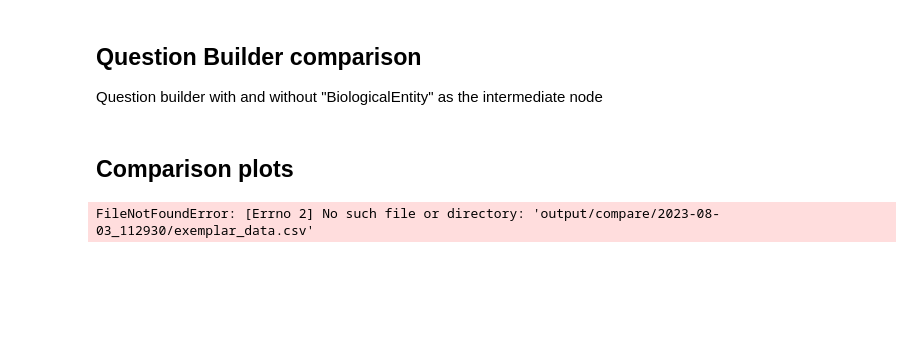
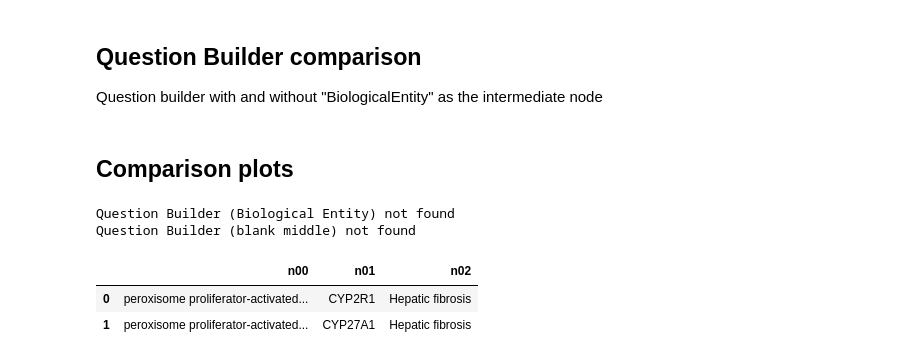
Before and after one commit to RobokopU24/AOP-use-cases, a Jupyter notebook: PPAR_LiverInjury_Compare.ipynb, the cells around one changed output. Cells and saved outputs as stored; diff of their text form; code cells hidden in the pictures; blank space fills up the shorter version.

```diff
--- a/PPAR_LiverInjury_Compare.ipynb
+++ b/PPAR_LiverInjury_Compare.ipynb
@@ -825,13 +969,57 @@ compare_summary_stats_no_ids(results_df_qbuilder_bio_entity,results_df_qbuilder_
 # %%
-results_df_ARA = pd.read_csv(ARA_results_file)
-results_df_TRAPI = pd.read_csv(TRAPI_results_file)
-results_df_Cypher_Automat = pd.read_csv(Cypher_Automat_results_file)
-results_df_Cypher_ROBOKOPKG = pd.read_csv(Cypher_ROBOKOPKG_results_file)
-results_df_exemplar = pd.read_csv(exemplar_results_file)
-results_df_qbuilder_bio_entity = pd.read_csv(qbuilder_bio_entity_results_file)
-results_df_qbuilder_blank = pd.read_csv(qbuilder_blank_results_file)
-results_df_ARA_PPARA_Fibrosis = pd.read_csv(ARA_PPARA_Fibrosis_results_file)
+if Path.exists(Path((ARA_results_file))):
+    results_df_ARA = pd.read_csv(ARA_results_file)
+else:
+    print("ARA not found")
+if Path.exists(Path((TRAPI_results_file))):
+    results_df_TRAPI = pd.read_csv(TRAPI_results_file)
+else:
+    print("TRAPI not found")
+if Path.exists(Path((Cypher_Automat_results_file))):
+    results_df_Cypher_Automat = pd.read_csv(Cypher_Automat_results_file)
+else:
+    print("Cypher (Automat) not found")
+if Path.exists(Path((Cypher_ROBOKOPKG_results_file))):
+    results_df_Cypher_ROBOKOPKG = pd.read_csv(Cypher_ROBOKOPKG_results_file)
+else:
+    print("Cypher (ROBOKOP) not found")
+if Path.exists(Path((Cypher_ROBOKOPKG_single_results_file))):
+    results_df_Cypher_ROBOKOPKG_single = pd.read_csv(Cypher_ROBOKOPKG_single_results_file)
+else:
+    print("Cypher (ROBOKOP - single line) not found")
+if Path.exists(Path((exemplar_results_file))):
+    results_df_exemplar = pd.read_csv(exemplar_results_file)
+else:
+    print("ExEmPLAR not found")
+if Path.exists(Path((qbuilder_bio_entity_results_file))):
+    results_df_qbuilder_bio_entity = pd.read_csv(qbuilder_bio_entity_results_file)
+else:
+    print("Question Builder (Biological Entity) not found")
+if Path.exists(Path((qbuilder_blank_results_file))):
+    results_df_qbuilder_blank = pd.read_csv(qbuilder_blank_results_file)
+else:
+    print("Question Builder (blank middle) not found")
+# if Path.exists(Path((ARA_PPARA_Fibrosis_results_file))):
+#     results_df_ARA_PPARA_Fibrosis = pd.read_csv(ARA_PPARA_Fibrosis_results_file)
 # %% [output]
-FileNotFoundError: [Errno 2] No such file or directory: 'output/compare/2023-08-03_112930/exemplar_data.csv'
+Question Builder (Biological Entity) not found
+Question Builder (blank middle) not found
 # %%
-display(results_df_ARA)
+nodes = ['n00','n01','n02']
+results_df = pd.DataFrame(columns = nodes)
+
+my_list = ['peroxisome proliferator-activated receptor alpha isoform 1 (human)|CYP2R1|Hepatic fibrosis','peroxisome proliferator-activated receptor alpha isoform 1 (human)|CYP27A1|Hepatic fibrosis']
+dict_list = []
+for item_combined in my_list:
+    item_list = item_combined.split("|")
+    dict_to_add = {}
+    for i in range(len(nodes)):
+        dict_to_add[nodes[i]] = item_list[i]
+    dict_list.append(dict_to_add)
+
+df_dict = pd.concat([results_df,pd.DataFrame.from_records(dict_list)])
+display(df_dict)
+# %% [output]
+|  | n00 | n01 | n02 |
+| 0 | peroxisome proliferator-activated... | CYP2R1 | Hepatic fibrosis |
+| 1 | peroxisome proliferator-activated... | CYP27A1 | Hepatic fibrosis |
```
Also changed, not shown: parts of 31 cells of this notebook, 32 other files.
